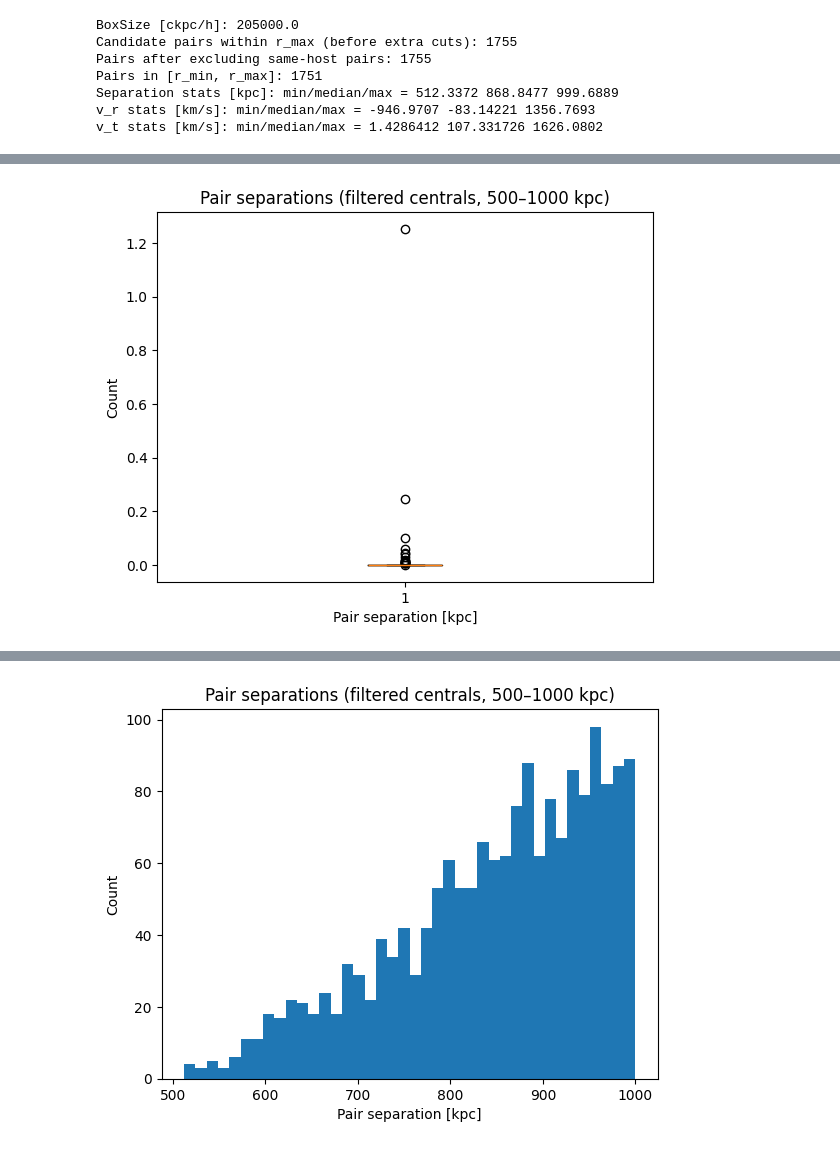
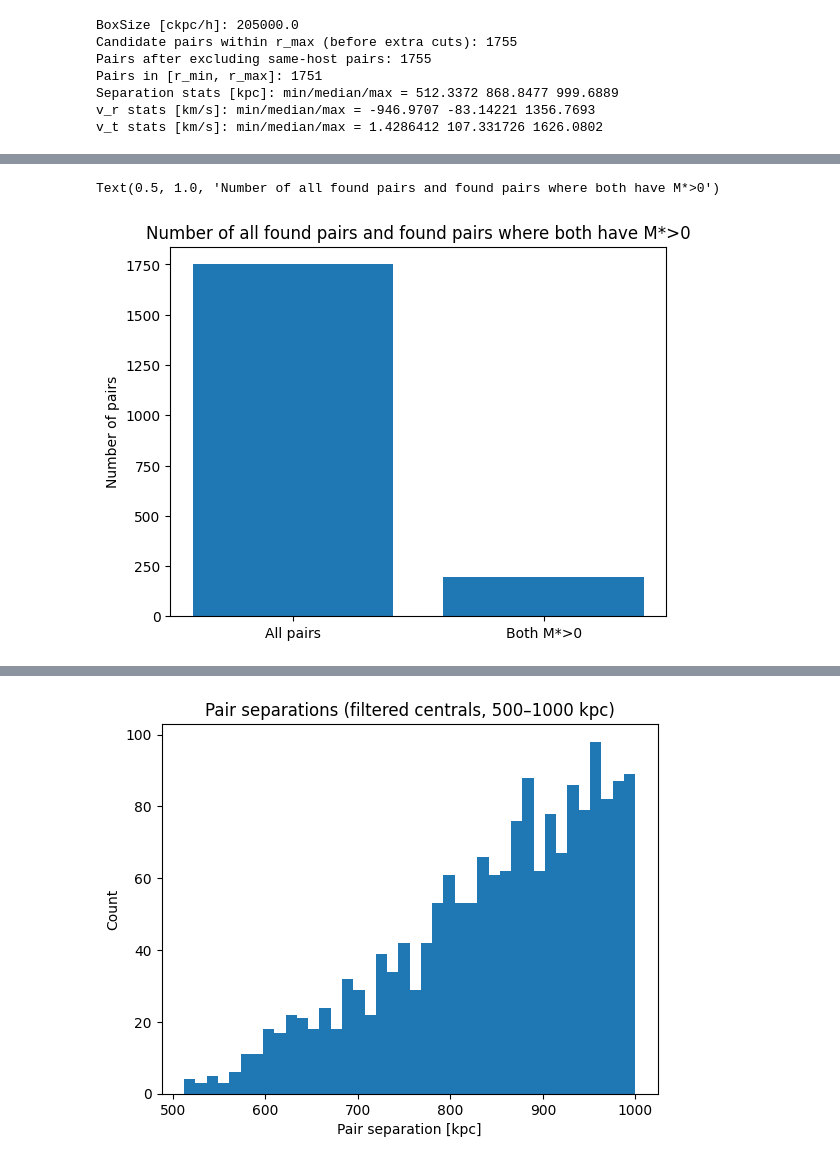
Before and after one commit to topesonen/dsp-cosmology, a Jupyter notebook: notebooks/explore.ipynb, the cells around one changed output, grey strips where cells are left out. Drawn from its saved outputs; the diff is of its cells as text; code cells hidden in the pictures.

Commit message:
Initial review of sSFR categorization ready with plots.

```diff
--- a/notebooks/explore.ipynb
+++ b/notebooks/explore.ipynb
@@ -266,20 +266,36 @@ v_t stats [km/s]: min/median/max = 1.4286412 107.331726 1626.0802
 # Elliptical Galaxies: Extremely low SFRs. They are considered "dead" because they have used up or lost their gas.
 # Milky Way forms approx 6–7 Msun/year, while Andromeda (M31) forms approx 0.4 Msun/year. / Source: Google AI (for now)
 
-sub_masstype_stars_pairs = sub["SubhaloMassType"][:,4] * 1e10 / h # SubhaloMassType is in 1e10 Msun/h, and index 4 corresponds to stars & wind particles. USE THIS ONE (ChatGPT). To get physical must have 1e10 / h.
-#print(sub_masstype_pairs)
+sub_sfr = sub["SubhaloSFR"] # Msun/yr
+#print(sub_sfr)
 
-sub_sfr_pairs = sub["SubhaloSFR"] # Msun/yr
-#print(sub_sfr_pairs)
+sub_masstype_stars = sub["SubhaloMassType"][:,4] * 1e10 / h # SubhaloMassType is in 1e10 Msun/h, and index 4 corresponds to stars & wind particles. USE THIS ONE (ChatGPT). To get physical must have 1e10 / h.
+#print(sub_masstype)
 
+# Note: i and j include the subhalos of interest per pair.
 # Need the following three rows if it is possible that there are galaxies in pairs with stellar mass = 0
-valid_pair = (sub_masstype_stars_pairs[i] > 0) & (sub_masstype_stars_pairs[j] > 0)
+mass_positive_pair = (sub_masstype_stars[i] > 0) & (sub_masstype_stars[j] > 0) # Boolean list whether both subhalos of a pair have a positive stellar mass.
+#print(mass_positive_pair)
 
-i = i[valid_pair]
-j = j[valid_pair]
+i_valid = i[mass_positive_pair]
+j_valid = j[mass_positive_pair]
 
 # TNG masses are in 1e10 Msun/h.
-sfr_rate_i = sub_sfr_pairs[i] / sub_masstype_stars_pairs[i]
-sfr_rate_j = sub_sfr_pairs[j] / sub_masstype_stars_pairs[j]
-#print(sfr_rate_i)
-#print(sfr_rate_j)
+# sSFR = "specific Star Formation Rate" in astronomy, representing the star formation rate (SFR) of a galaxy divided by its stellar mass (SFR/M*). It is used to measure the intensity of star formation relative to a galaxy's size.
+sSFR_i = sub_sfr[i_valid] / sub_masstype_stars[i_valid] # Include only pairs with mass > 0 for both subhalos.
+sSFR_j = sub_sfr[j_valid] / sub_masstype_stars[j_valid]
+#print(sSFR_i)
+#print(sSFR_j)
+
+# Printing out to check the counts make sense.
+print("Selected counts:")
+print(f"All rows: {len(sub_masstype_stars)}")
+print((f"Pairs: {len(i)}"))
+print((f"Pairs where both subhalos have a stellar mass > 0): {len(i_valid)}"))
+#print((f"Valid pairs (mass > 0): {len(j_valid)}"))
+print(f"i mass = 0: {(sub_masstype_stars[i] == 0).sum()}")
+print(f"j mass = 0: {(sub_masstype_stars[j] == 0).sum()}")
+print(f"i & j mass = 0: {((sub_masstype_stars[i] == 0) & (sub_masstype_stars[j] == 0)).sum()}")
+print(f"i or j mass = 0: {((sub_masstype_stars[i] == 0) | (sub_masstype_stars[j] == 0)).sum()}")
+print(f"Pairs with mass > 0 out of all found pairs: {len(i_valid) / len(i)}")
+print(f"sSFR_i (specific Star Formation Rate)): {len(sSFR_i)}")
@@ -385,13 +328,10 @@ plt.hist(np.log10(sfr_rate_j[sfr_rate_j>0]), bins=50)
-# %%
-import numpy as np
-import matplotlib.pyplot as plt
-
-# 1) Separation histogram (should be roughly uniform-ish inside the hard window)
-plt.figure()
-plt.boxplot(sub_masstype_stars_pairs)
-plt.xlabel("Pair separation [kpc]")
-plt.ylabel("Count")
-plt.title("Pair separations (filtered centrals, 500–1000 kpc)")
-plt.show()
-# %% [output]
-[figure, removed]
+# %%
+total_pairs = len(i)
+valid_pairs = len(i_valid)
+
+plt.bar(["All pairs", "Both M*>0"], [total_pairs, valid_pairs])
+plt.ylabel("Number of pairs")
+plt.title("Number of all found pairs and found pairs where both have M*>0")
+# %% [output]
+Text(0.5, 1.0, 'Number of all found pairs and found pairs where both have M*>0')
+[figure, added]
```
Also changed, not shown: parts of 27 cells of this notebook.
